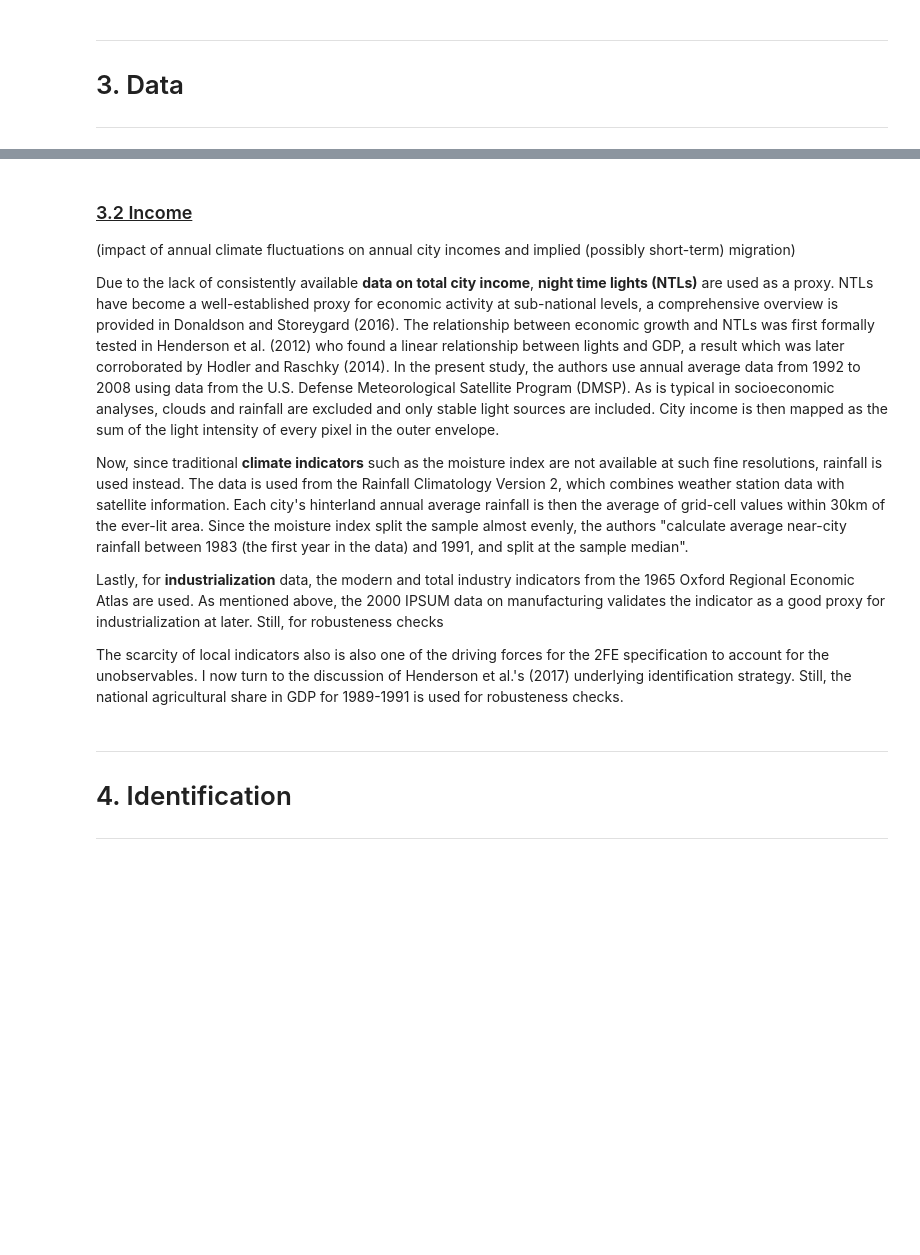
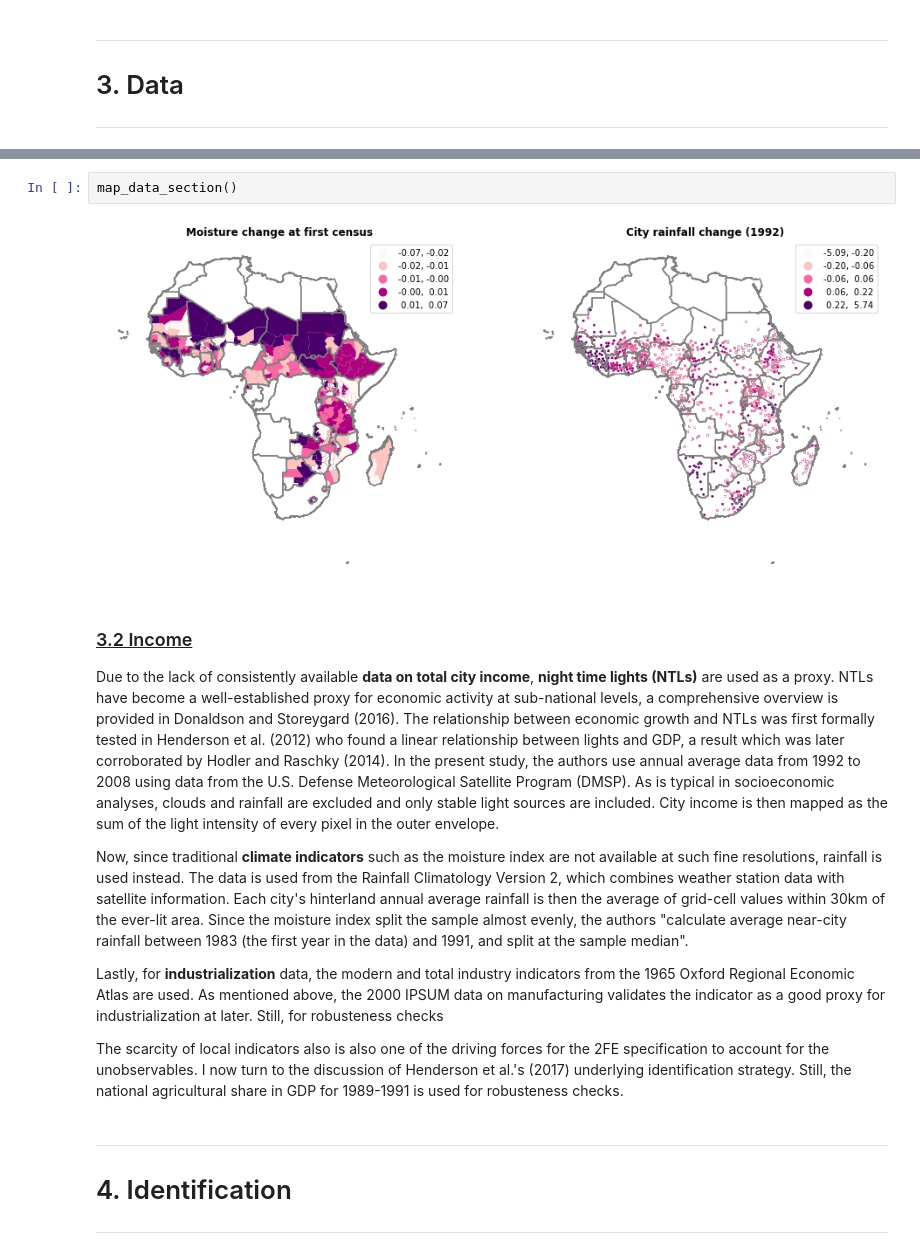
Before and after one commit to pcschreiber1/Henderson_2017_Replication, a Jupyter notebook: Replication notebook.ipynb, the cells around one changed output, grey strips where cells are left out. Saved outputs shown, nothing was run; the diff lists cells and outputs as text; blank space fills up the shorter version.

```diff
--- a/Replication notebook.ipynb
+++ b/Replication notebook.ipynb
@@ -98,7 +94,9 @@ Sub-national **data on industrialization** is scarce in many census reports - be
+# %%
+map_data_section()
+# %% [output]
+[figure, added]
 # %% [markdown]
 <h3><u>3.2 Income</u></h3>
-
-(impact of annual climate fluctuations on annual city incomes and implied (possibly short-term) migration)
 
 Due to the lack of consistently available **data on total city income**, **night time lights (NTLs)** are used as a proxy. NTLs have become a well-established proxy for economic activity at sub-national levels, a comprehensive overview is provided in Donaldson and Storeygard (2016). The relationship between economic growth and NTLs was first formally tested in Henderson et al. (2012) who found a linear relationship between lights and GDP, a result which was later corroborated by Hodler and Raschky (2014). In the present study, the authors use annual average data from 1992 to 2008 using data from the U.S. Defense Meteorological Satellite Program (DMSP). As is typical in socioeconomic analyses, clouds and rainfall are excluded and only stable light sources are included. City income is then mapped as the sum of the light intensity of every pixel in the outer envelope.
 
```
Also changed, not shown: parts of 84 cells of this notebook, 11 other files.
